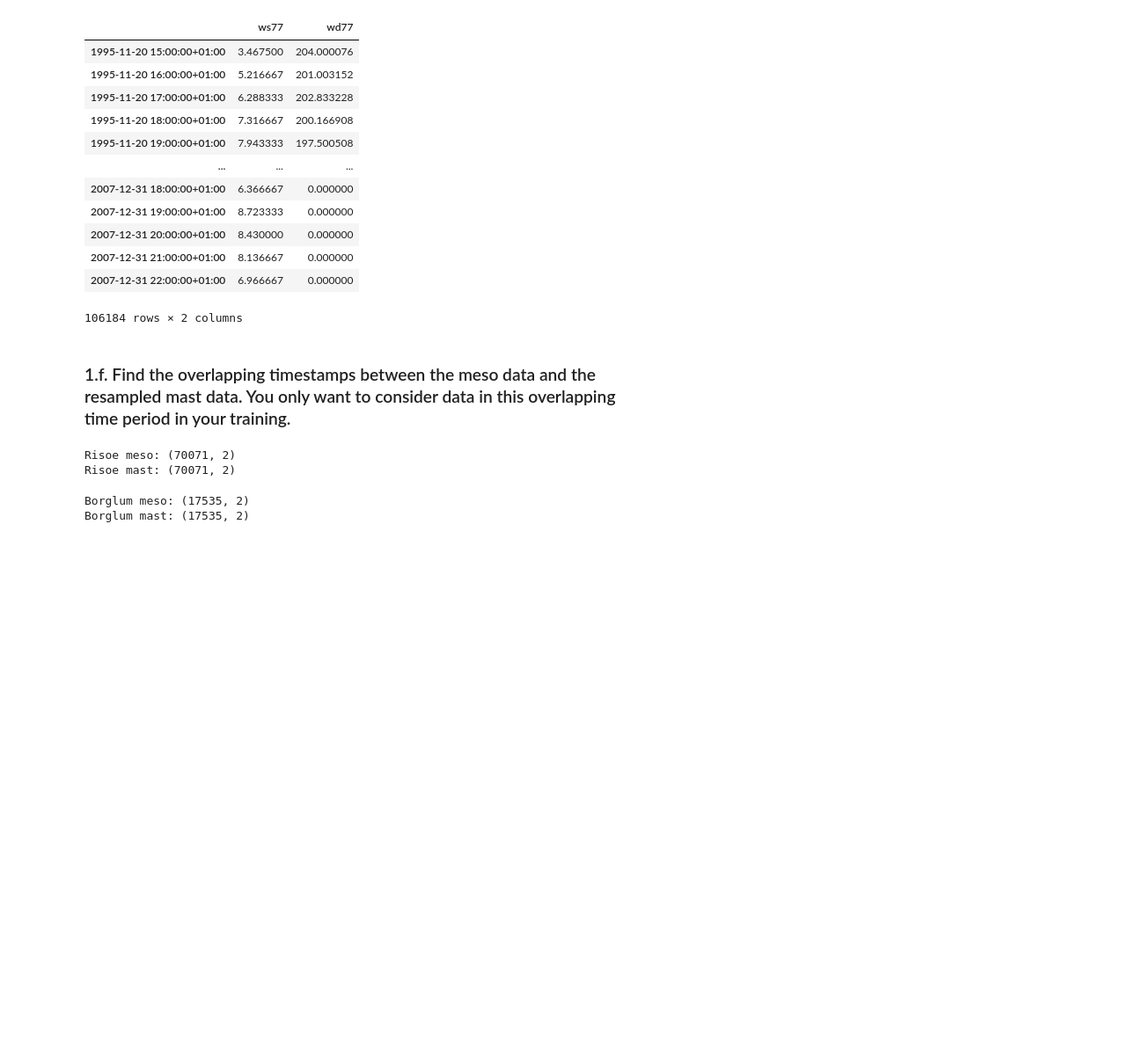
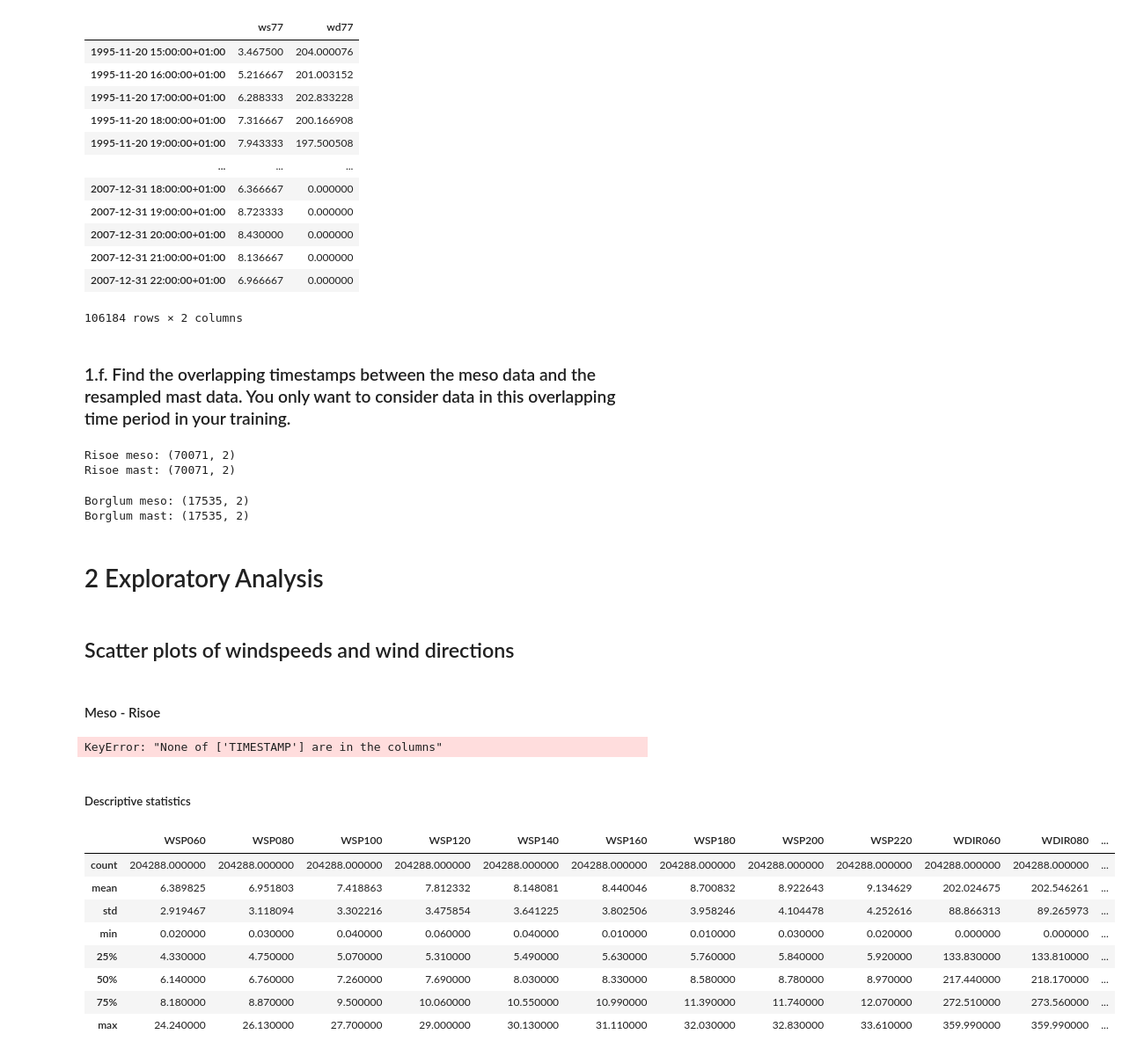
Before and after one commit to michaelbui99/mal-assignment-3, a Jupyter notebook: Assignment.ipynb, the cells around one changed output. Shown at 88% size. Drawn from its saved outputs; the diff is of its cells as text; code cells hidden in the pictures; blank space fills up the shorter version.

Commit message:
begin on exploratory analysis

```diff
--- a/Assignment.ipynb
+++ b/Assignment.ipynb
@@ -572,3 +583,27 @@ print(f"Borglum mast: {mast_borglum_signals.shape}")
 # %% [output]
 Borglum meso: (17535, 2)
 Borglum mast: (17535, 2)
+# %% [markdown]
+# 2 Exploratory Analysis
+# %% [markdown]
+## Scatter plots of windspeeds and wind directions
+# %% [markdown]
+#### Meso - Risoe
+# %%
+data_meso_risoe = data_meso_risoe.set_index('TIMESTAMP')
+# %% [output]
+KeyError: "None of ['TIMESTAMP'] are in the columns"
+# %% [markdown]
+##### Descriptive statistics
+# %%
+data_meso_risoe.describe()
+# %% [output]
+|  | WSP060 | WSP080 | WSP100 | WSP120 | WSP140 | WSP160 | WSP180 | WSP200 | WSP220 | WDIR060 | WDIR080 | ... |
+| count | 204288.000000 | 204288.000000 | 204288.000000 | 204288.000000 | 204288.000000 | 204288.000000 | 204288.000000 | 204288.000000 | 204288.000000 | 204288.000000 | 204288.000000 | ... |
+| mean | 6.389825 | 6.951803 | 7.418863 | 7.812332 | 8.148081 | 8.440046 | 8.700832 | 8.922643 | 9.134629 | 202.024675 | 202.546261 | ... |
+| std | 2.919467 | 3.118094 | 3.302216 | 3.475854 | 3.641225 | 3.802506 | 3.958246 | 4.104478 | 4.252616 | 88.866313 | 89.265973 | ... |
+| min | 0.020000 | 0.030000 | 0.040000 | 0.060000 | 0.040000 | 0.010000 | 0.010000 | 0.030000 | 0.020000 | 0.000000 | 0.000000 | ... |
+| 25% | 4.330000 | 4.750000 | 5.070000 | 5.310000 | 5.490000 | 5.630000 | 5.760000 | 5.840000 | 5.920000 | 133.830000 | 133.810000 | ... |
+| 50% | 6.140000 | 6.760000 | 7.260000 | 7.690000 | 8.030000 | 8.330000 | 8.580000 | 8.780000 | 8.970000 | 217.440000 | 218.170000 | ... |
+| 75% | 8.180000 | 8.870000 | 9.500000 | 10.060000 | 10.550000 | 10.990000 | 11.390000 | 11.740000 | 12.070000 | 272.510000 | 273.560000 | ... |
+| max | 24.240000 | 26.130000 | 27.700000 | 29.000000 | 30.130000 | 31.110000 | 32.030000 | 32.830000 | 33.610000 | 359.990000 | 359.990000 | ... |
```
Also changed, not shown: parts of 8 cells of this notebook.
